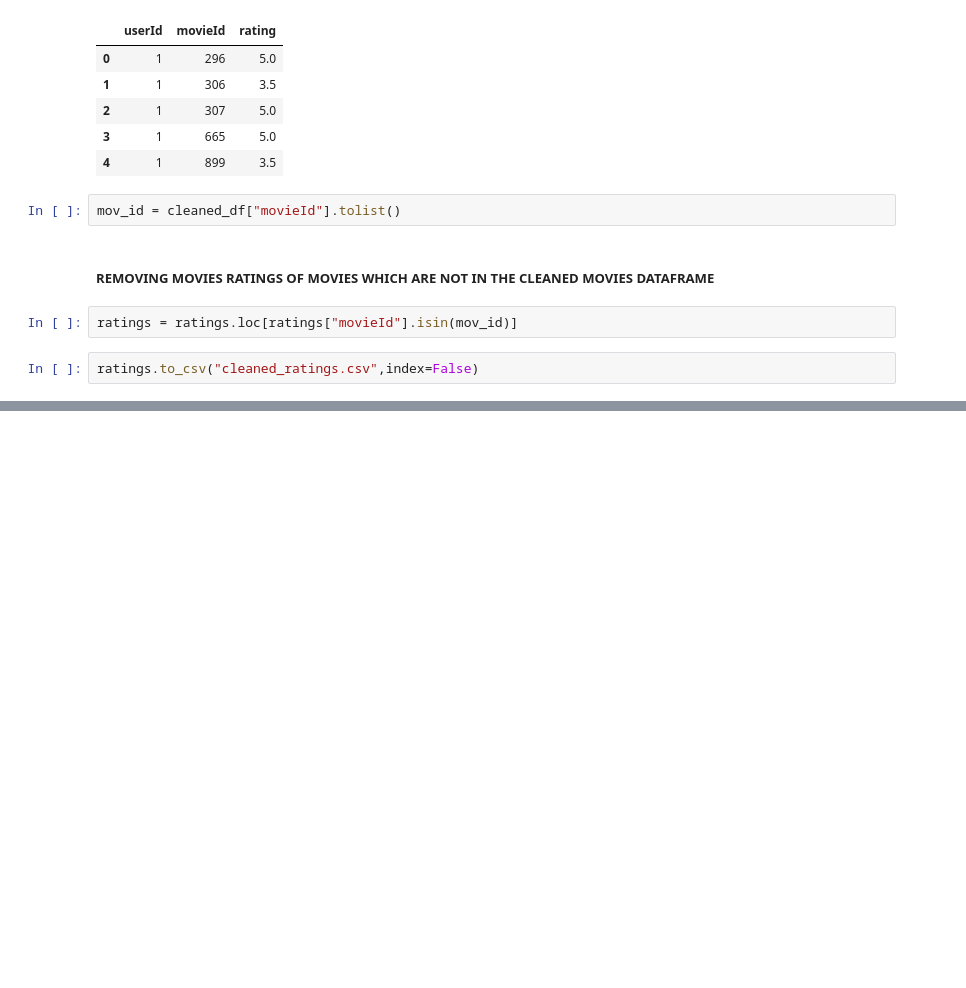
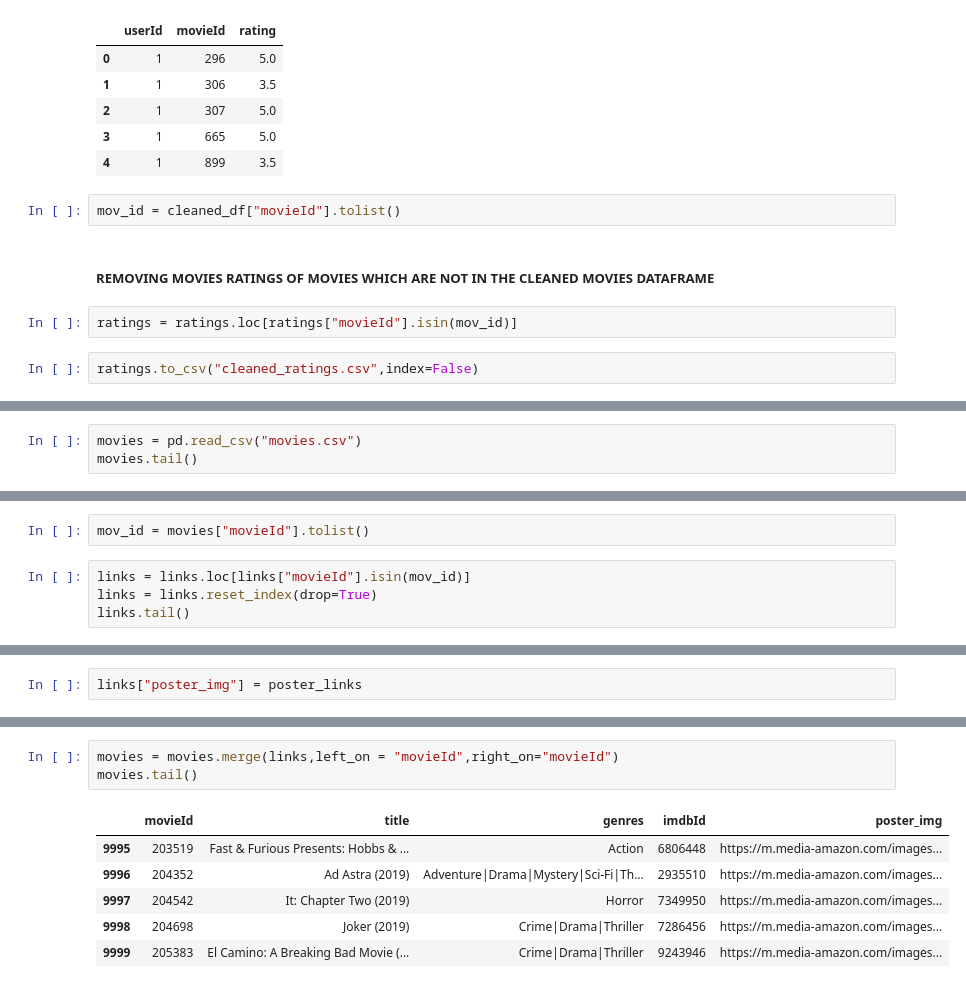
Before and after one commit to GauthamN3004/Hybrid-Movie-Recommender-Systems, a Jupyter notebook: cleaning_data.ipynb, the cells around one changed output, grey strips where cells are left out. Saved outputs shown, nothing was run; the diff lists cells and outputs as text; blank space fills up the shorter version.

```diff
--- a/cleaning_data.ipynb
+++ b/cleaning_data.ipynb
@@ -96,0 +133,3 @@ ratings.to_csv("cleaned_ratings.csv",index=False)
+# %%
+movies = pd.read_csv("movies.csv")
+movies.tail()
@@ -96,0 +143,6 @@ ratings.to_csv("cleaned_ratings.csv",index=False)
+# %%
+mov_id = movies["movieId"].tolist()
+# %%
+links = links.loc[links["movieId"].isin(mov_id)]
+links = links.reset_index(drop=True)
+links.tail()
@@ -96,0 +163,2 @@ ratings.to_csv("cleaned_ratings.csv",index=False)
+# %%
+links["poster_img"] = poster_links
@@ -96,0 +174,10 @@ ratings.to_csv("cleaned_ratings.csv",index=False)
+# %%
+movies = movies.merge(links,left_on = "movieId",right_on="movieId")
+movies.tail()
+# %% [output]
+|  | movieId | title | genres | imdbId | poster_img |
+| 9995 | 203519 | Fast & Furious Presents: Hobbs & ... | Action | 6806448 | https://m.media-amazon.com/images... |
+| 9996 | 204352 | Ad Astra (2019) | Adventure|Drama|Mystery|Sci-Fi|Th... | 2935510 | https://m.media-amazon.com/images... |
+| 9997 | 204542 | It: Chapter Two (2019) | Horror | 7349950 | https://m.media-amazon.com/images... |
+| 9998 | 204698 | Joker (2019) | Crime|Drama|Thriller | 7286456 | https://m.media-amazon.com/images... |
+| 9999 | 205383 | El Camino: A Breaking Bad Movie (... | Crime|Drama|Thriller | 9243946 | https://m.media-amazon.com/images... |
```
Also changed, not shown: parts of 11 cells of this notebook, 2 other files.
